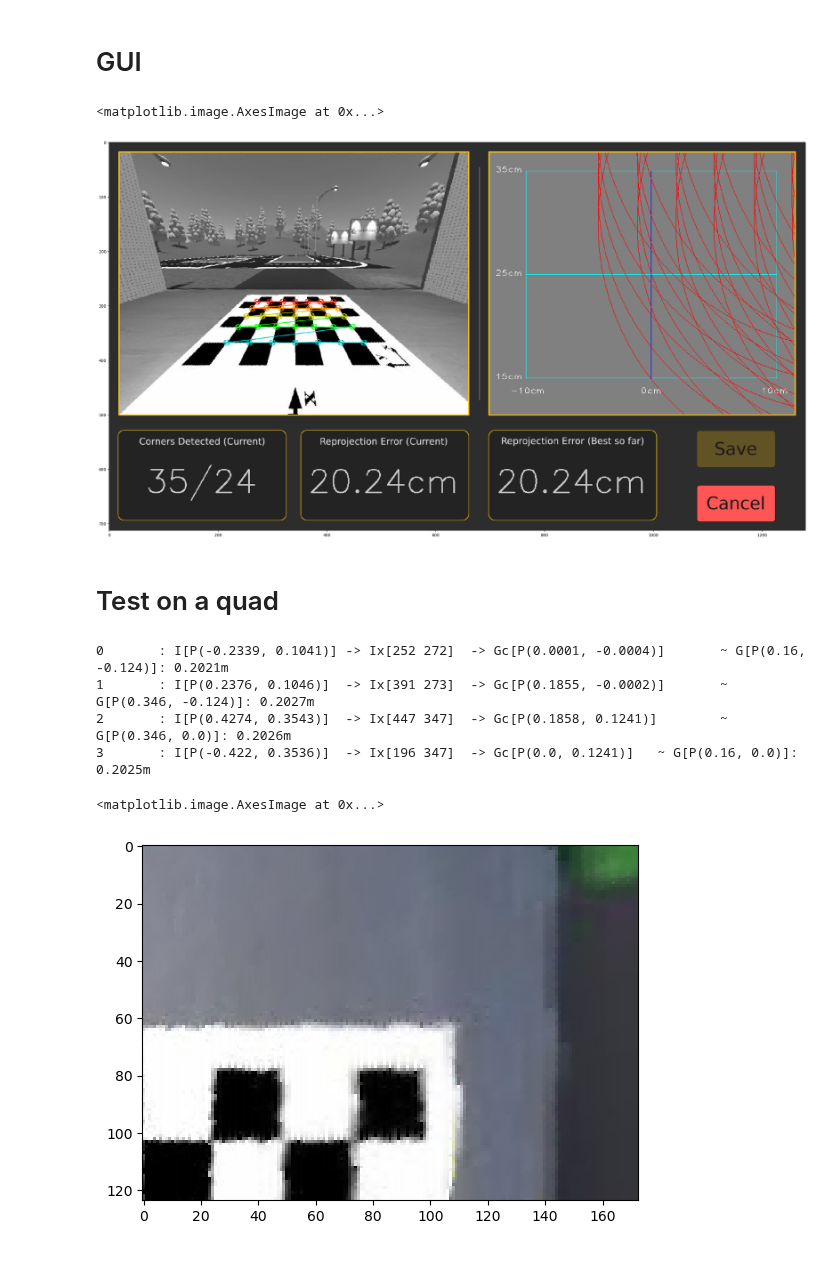
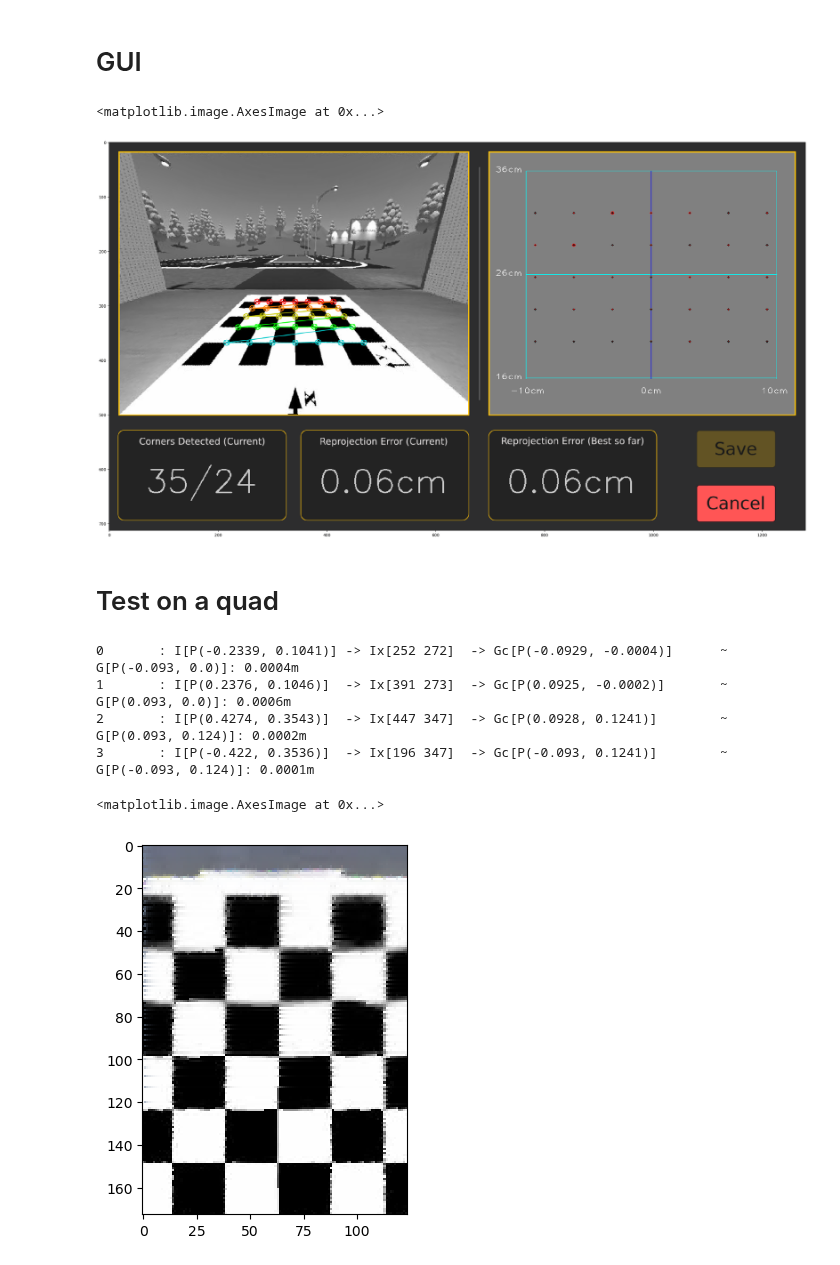
Before and after one commit to duckietown/lib-dt-computer-vision, a Jupyter notebook: notebooks/21-extrinsics-calibration-simulation.ipynb, the cells around one changed output. Saved outputs shown, nothing was run; the diff lists cells and outputs as text; code cells hidden in the pictures.

```diff
--- a/notebooks/21-extrinsics-calibration-simulation.ipynb
+++ b/notebooks/21-extrinsics-calibration-simulation.ipynb
@@ -23,7 +28,8 @@ The autoreload extension is already loaded. To reload it, use:
   %reload_ext autoreload
 # %%
 this_dir: str = os.path.abspath('')
-assets_dir: str = os.path.join(this_dir, "..", "assets", "extrinsics", "scenario0")
+assets_dir: str = os.path.join(this_dir, "..", "assets", "extrinsics",
+                               "scenario0")
 image_fpath: str = os.path.join(assets_dir, "frame0_distorted.jpg")
 image: np.ndarray = cv2.imread(image_fpath)
 board = CalibrationBoard8by6
@@ -57,13 +63,8 @@ plt.imshow(rectified)
 [figure]
 # %%
 # find corners
-corners: List[Pixel] = find_corners(image, board)
+corners: List[Pixel] = find_corners(image, board, camera)
 print(f"Found {len(corners)} corners.")
 assert len(corners) == (board.columns) * (board.rows)
 # %% [output]
 Found 35 corners.
-# %%
-# find corners
-corners: List[Pixel] = find_corners(image, board)
-print(f"Found {len(corners)} corners.")
-assert len(corners) == (board.columns) * (board.rows)
@@ -79,7 +78,7 @@ plt.imshow(image_w_corners_rgb)
 [figure]
 # %%
 # estimate homography
-H = estimate_homography(corners, board, camera, enforce_orientation=True)
+H = estimate_homography(corners, board, camera, ReferenceFrame.ROBOT)
 # %%
 print(H)
 print(H@camera.homography_vector2pixel())
@@ -150,21 +157,22 @@ right = top_view_projected_corners(
     ground_corners,
     errors,
     (560, 480),
-    start_y=0.15,
+    start_y=0.16,
+    grid_size=2
 )
 
-gui = draw_gui(False, image_w_corners, right, len(corners), board, avg_error, avg_error)
+gui = draw_gui(False, image_w_corners, right, len(corners), board,
+               avg_error, avg_error)
 
 gui = cv2.cvtColor(gui, cv2.COLOR_BGR2RGB)
 plt.imshow(gui)
 # %% [output]
 <matplotlib.image.AxesImage at 0x...>
-[figure, old version]
+[figure, new version]
 # %% [markdown]
 # Test on a quad
 # %%
 from typing import List
-from dt_computer_vision.camera.calibration.extrinsics.chessboard import get_ground_corners_and_error, compute_placement_error
 
 from dt_computer_vision.camera import NormalizedImagePoint
 from dt_computer_vision.ground_projection import GroundPoint
@@ -177,58 +185,64 @@ ground_corners: List[GroundPoint] = board.corners()
 ground_corners = [ground_corners[i] for i in corner_idxs]
 
 # image corners, detected above
-image_corners: List[NormalizedImagePoint] = [camera.pixel2vector(c) for c in corners]
+image_corners: List[NormalizedImagePoint] = [
+    camera.pixel2vector(c) for c in corners
+]
 image_corners = [image_corners[i] for i in corner_idxs]
 
 errors: List[float] = []
 ground_corners_projected: List[GroundPoint] = []
 for image_corner, ground_corner in zip(image_corners, ground_corners):
     # project image point onto the ground plane
-    ground_corner_projected = np.dot(H, [image_corner.x, image_corner.y, 1])
+    ground_corner_projected = np.dot(H, [image_corner.x,
+                                         image_corner.y, 1])
     # remove homogeneous coordinate
-    ground_corner_projected = (ground_corner_projected / ground_corner_projected[2])[:2]
+    ground_corner_projected = (
+        ground_corner_projected / ground_corner_projected[2]
+    )[:2]
     # wrap x,y into a GroundPoint object
     ground_corner_projected_p = GroundPoint(
-        round(ground_corner_projected[0], 4), round(ground_corner_projected[1], 4)
+        round(ground_corner_projected[0], 4),
+        round(ground_corner_projected[1], 4)
     )
     # store corner
     ground_corners_projected.append(ground_corner_projected_p)
     # compute error
-    error = np.linalg.norm(ground_corner_projected - ground_corner.as_array())
+    error = np.linalg.norm(
+        ground_corner_projected - ground_corner.as_array()
+    )
     errors.append(error)
 
-for i, (image_corner, ground_corner, ground_corner_projected, error) in enumerate(zip(image_corners, ground_corners, ground_corners_projected, errors)):
+for i, (image_corner, ground_corner, ground_corner_projected, error) \
+    in enumerate(zip(image_corners, ground_corners,
+                     ground_corners_projected, errors)):
     image_corner_pxs = camera.vector2pixel(image_corner).as_integers()
     # print out (image point, image px, ground computed, and ground oracle) points
-    print(f"{i}\t: I[{image_corner}]\t-> Ix{image_corner_pxs}\t-> Gc[{ground_corner_projected}] \t~ G[{ground_corner}]: {float(error):.4f}m")
+    print(f"{i}\t: I[{image_corner}]\t-> Ix{image_corner_pxs}\t-> "
+          f"Gc[{ground_corner_projected}] \t~ "
+          f"G[{ground_corner}]: {float(error):.4f}m")
 # %% [output]
-0       : I[P(-0.2339, 0.1041)] -> Ix[252 272]  -> Gc[P(0.0001, -0.0004)]       ~ G[P(0.16, -0.124)]: 0.2021m
-1       : I[P(0.2376, 0.1046)]  -> Ix[391 273]  -> Gc[P(0.1855, -0.0002)]       ~ G[P(0.346, -0.124)]: 0.2027m
-2       : I[P(0.4274, 0.3543)]  -> Ix[447 347]  -> Gc[P(0.1858, 0.1241)]        ~ G[P(0.346, 0.0)]: 0.2026m
-3       : I[P(-0.422, 0.3536)]  -> Ix[196 347]  -> Gc[P(0.0, 0.1241)]   ~ G[P(0.16, 0.0)]: 0.2025m
+0       : I[P(-0.2339, 0.1041)] -> Ix[252 272]  -> Gc[P(-0.0929, -0.0004)]      ~ G[P(-0.093, 0.0)]: 0.0004m
+1       : I[P(0.2376, 0.1046)]  -> Ix[391 273]  -> Gc[P(0.0925, -0.0002)]       ~ G[P(0.093, 0.0)]: 0.0006m
+2       : I[P(0.4274, 0.3543)]  -> Ix[447 347]  -> Gc[P(0.0928, 0.1241)]        ~ G[P(0.093, 0.124)]: 0.0002m
+3       : I[P(-0.422, 0.3536)]  -> Ix[196 347]  -> Gc[P(-0.093, 0.1241)]        ~ G[P(-0.093, 0.124)]: 0.0001m
 # %%
-from typing import List, Tuple
-from dt_computer_vision.camera.types import Point, Size, RegionOfInterest
-from dt_computer_vision.camera.calibration.extrinsics.chessboard import compute_homography_maps
+from dt_computer_vision.camera.types import Point, RegionOfInterest
+from dt_computer_vision.camera.calibration.extrinsics.chessboard \
+    import compute_homography_maps
 
 camera: CameraModel
 H: np.ndarray
 ppm: int = 800
 
-roi: RegionOfInterest = RegionOfInterest(origin=Point(board.x_offset, board.y_offset), size=board.size)
-
+origin = Point(-board.x_offset / 2, board.y_offset / 2)
+roi: RegionOfInterest = RegionOfInterest(origin=origin,
+                                         size=board.size)
 mapx, mapy, mask, shape = compute_homography_maps(camera, H, ppm, roi)
-
 img = cv2.remap(image, mapx, mapy, cv2.INTER_CUBIC)
-
 img = cv2.inpaint(img, mask, 3, cv2.INPAINT_NS)
-
-# flip and rotate the image so that it appears as it is seen from the camera
-img = cv2.flip(img, 0)
-img = cv2.rotate(img, cv2.ROTATE_90_COUNTERCLOCKWISE)
-
 img = cv2.cvtColor(img, cv2.COLOR_BGR2RGB)
 plt.imshow(img)
 # %% [output]
 <matplotlib.image.AxesImage at 0x...>
-[figure, old version]
+[figure, new version]
```
Also changed, not shown: parts of 5 cells of this notebook, 1 other file.
